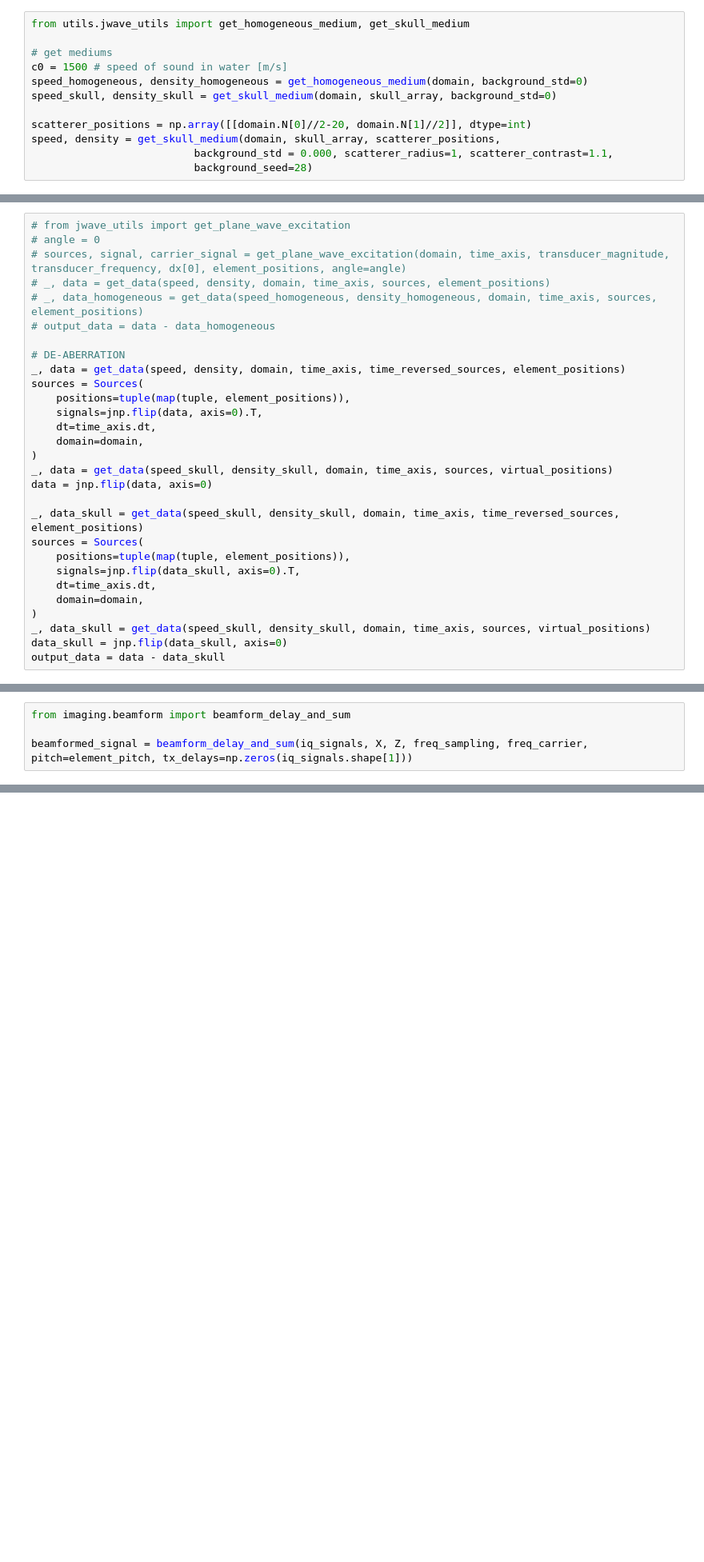
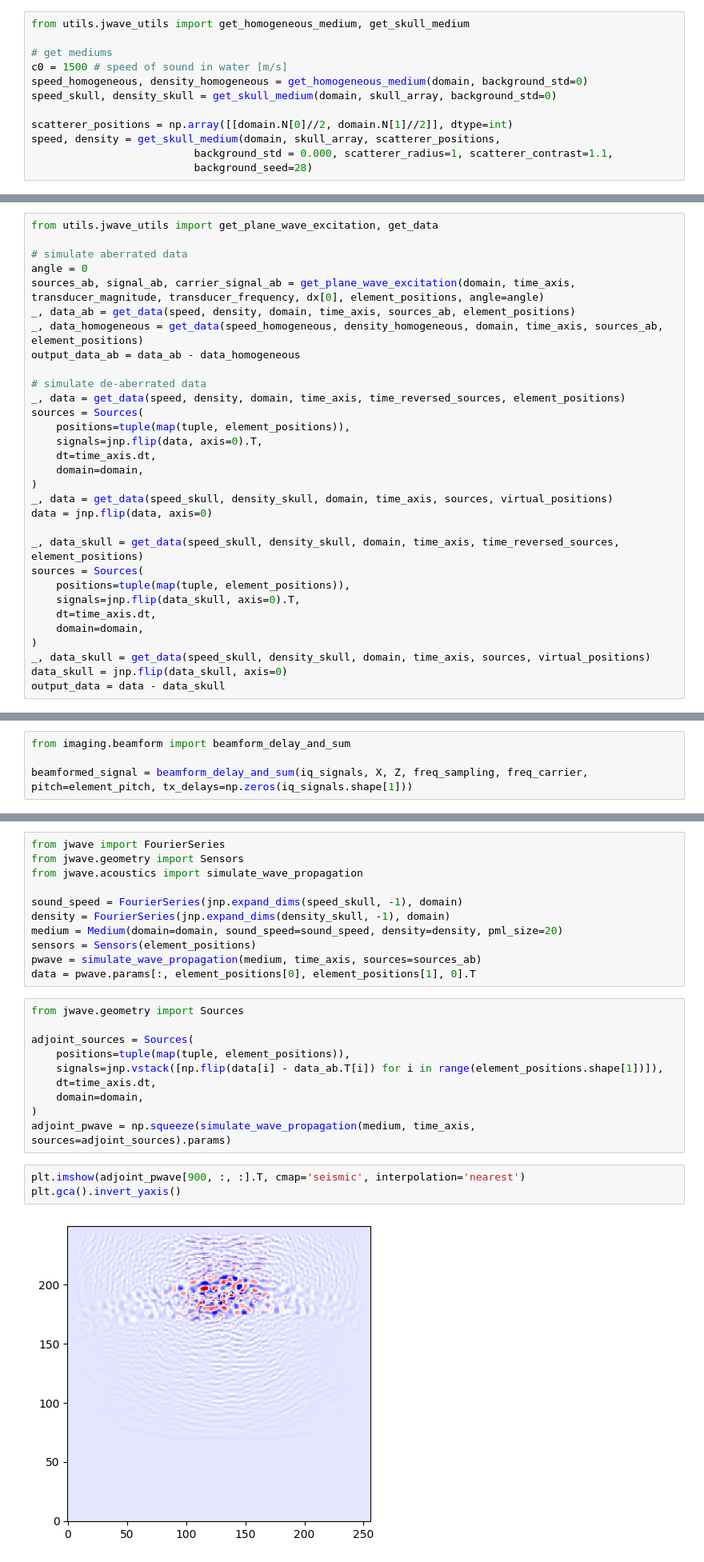
Before and after one commit to Brain-Hack-2024/transcranial-ultrasound, a Jupyter notebook: notebooks/recon_skull.ipynb, the cells around one changed output, grey strips where cells are left out. Shown: that part at 80% size. Cells and saved outputs as stored; diff of their text form; blank space fills up the shorter version.

```diff
--- a/notebooks/recon_skull.ipynb
+++ b/notebooks/recon_skull.ipynb
@@ -81,7 +105,7 @@ c0 = 1500 # speed of sound in water [m/s]
 speed_homogeneous, density_homogeneous = get_homogeneous_medium(domain, background_std=0)
 speed_skull, density_skull = get_skull_medium(domain, skull_array, background_std=0)
 
-scatterer_positions = np.array([[domain.N[0]//2-20, domain.N[1]//2]], dtype=int)
+scatterer_positions = np.array([[domain.N[0]//2, domain.N[1]//2]], dtype=int)
 speed, density = get_skull_medium(domain, skull_array, scatterer_positions,
                           background_std = 0.000, scatterer_radius=1, scatterer_contrast=1.1,
                           background_seed=28)
@@ -189,12 +209,14 @@ plt.show()
 # %%
-# from jwave_utils import get_plane_wave_excitation
-# angle = 0
-# sources, signal, carrier_signal = get_plane_wave_excitation(domain, time_axis, transducer_magnitude, transducer_frequency, dx[0], element_positions, angle=angle)
-# _, data = get_data(speed, density, domain, time_axis, sources, element_positions)
-# _, data_homogeneous = get_data(speed_homogeneous, density_homogeneous, domain, time_axis, sources, element_positions)
-# output_data = data - data_homogeneous
+from utils.jwave_utils import get_plane_wave_excitation, get_data
 
-# DE-ABERRATION
+# simulate aberrated data
+angle = 0
+sources_ab, signal_ab, carrier_signal_ab = get_plane_wave_excitation(domain, time_axis, transducer_magnitude, transducer_frequency, dx[0], element_positions, angle=angle)
+_, data_ab = get_data(speed, density, domain, time_axis, sources_ab, element_positions)
+_, data_homogeneous = get_data(speed_homogeneous, density_homogeneous, domain, time_axis, sources_ab, element_positions)
+output_data_ab = data_ab - data_homogeneous
+
+# simulate de-aberrated data
 _, data = get_data(speed, density, domain, time_axis, time_reversed_sources, element_positions)
 sources = Sources(
     positions=tuple(map(tuple, element_positions)),
@@ -312,0 +334,26 @@ plt.show()
+# %%
+from jwave import FourierSeries
+from jwave.geometry import Sensors
+from jwave.acoustics import simulate_wave_propagation
+
+sound_speed = FourierSeries(jnp.expand_dims(speed_skull, -1), domain)
+density = FourierSeries(jnp.expand_dims(density_skull, -1), domain)
+medium = Medium(domain=domain, sound_speed=sound_speed, density=density, pml_size=20)
+sensors = Sensors(element_positions)
+pwave = simulate_wave_propagation(medium, time_axis, sources=sources_ab)
+data = pwave.params[:, element_positions[0], element_positions[1], 0].T
+# %%
+from jwave.geometry import Sources
+
+adjoint_sources = Sources(
+    positions=tuple(map(tuple, element_positions)),
+    signals=jnp.vstack([np.flip(data[i] - data_ab.T[i]) for i in range(element_positions.shape[1])]),
+    dt=time_axis.dt,
+    domain=domain,
+)
+adjoint_pwave = np.squeeze(simulate_wave_propagation(medium, time_axis, sources=adjoint_sources).params)
+# %%
+plt.imshow(adjoint_pwave[900, :, :].T, cmap='seismic', interpolation='nearest')
+plt.gca().invert_yaxis()
+# %% [output]
+[figure, added]
```
Also changed, not shown: parts of 40 cells of this notebook, 1 other file.
